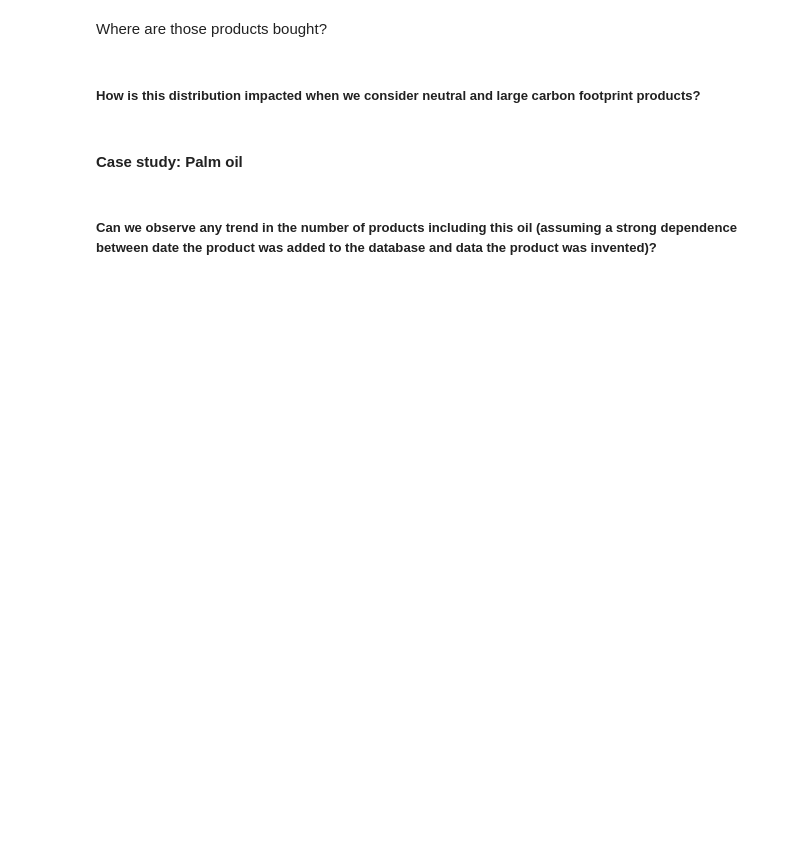
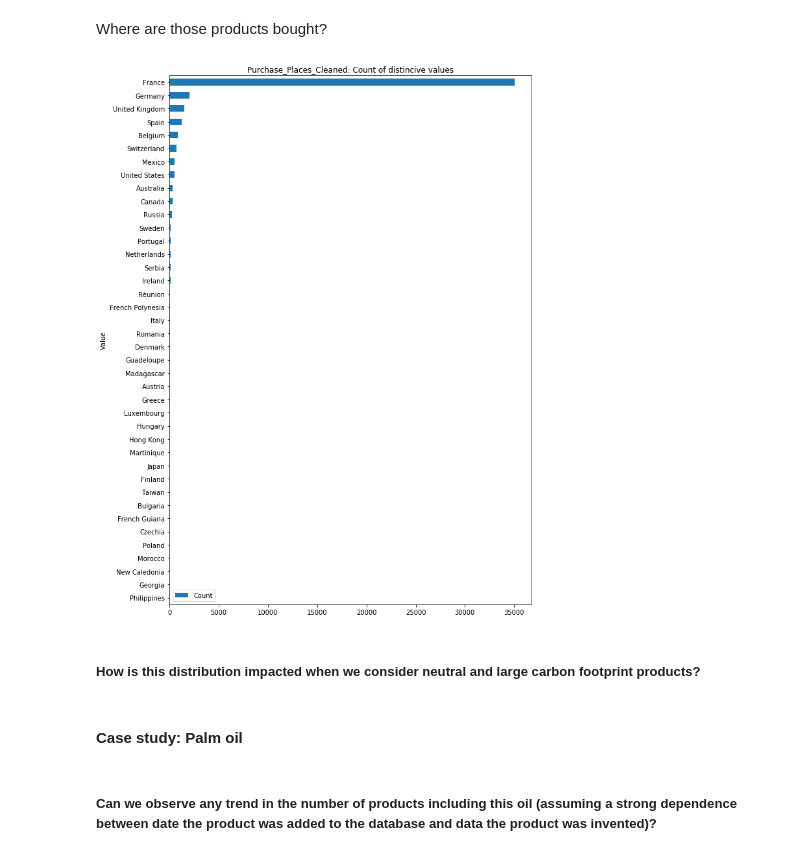
Before and after one commit to RedHotDataProject/Project_ADA, a Jupyter notebook: Open Food Facts - Explore data.ipynb, the cells around one changed output. Saved outputs shown, nothing was run; the diff lists cells and outputs as text; code cells hidden in the pictures; blank space fills up the shorter version.

```diff
--- a/Open Food Facts - Explore data.ipynb
+++ b/Open Food Facts - Explore data.ipynb
@@ -86,7 +96,9 @@ visualize.plot_occurences_of_distinct_values(food_facts_pd, 'manufacturing_place
 # %% [markdown]
 Where are those products bought?
 # %%
-visualize.plot_occurences_of_distinct_values(food_facts_pd, 'purchase_places_cleaned')
+_,_ = visualize.plot_occurences_of_distinct_values(food_facts_pd, 'purchase_places_cleaned')
+# %% [output]
+[figure, added]
 # %% [markdown]
 ##### How is this distribution impacted when we consider neutral and large carbon footprint products?
 # %%
```
Also changed, not shown: parts of 19 cells of this notebook.
